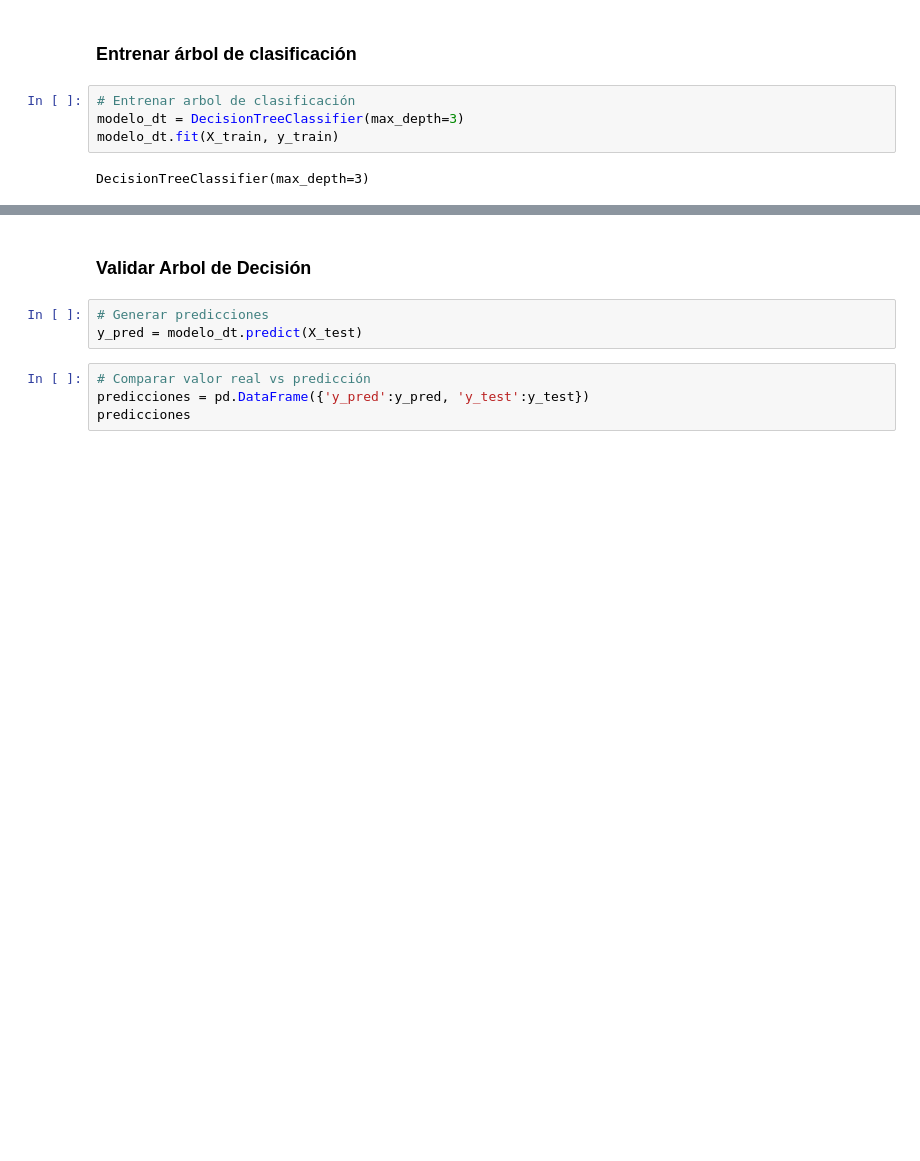
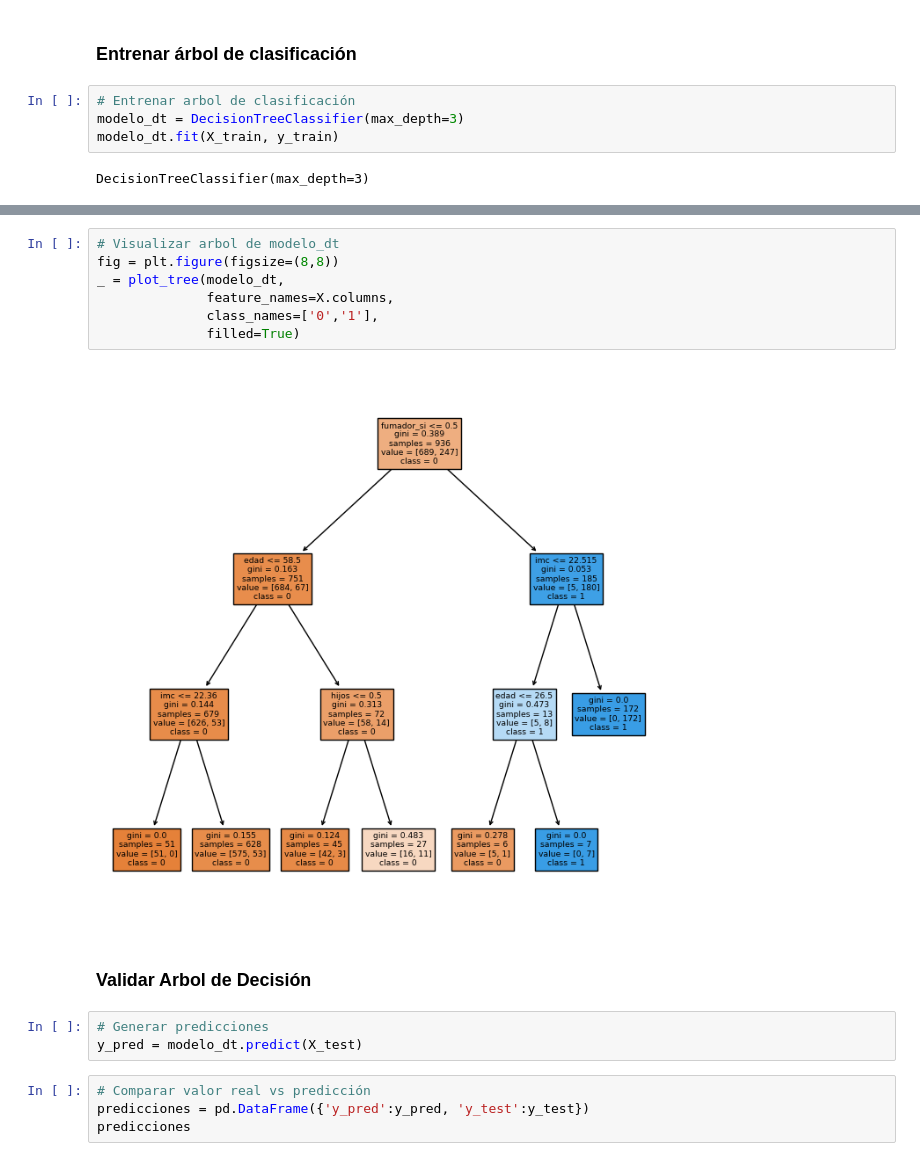
Before and after one commit to hfelizzola/Curso-Fundamentos-Ciencia-de-Datos-Fontebo, a Jupyter notebook: 4_Modelos_Predictivos.ipynb, the cells around one changed output, grey strips where cells are left out. Saved outputs shown, nothing was run; the diff lists cells and outputs as text; blank space fills up the shorter version.

```diff
--- a/4_Modelos_Predictivos.ipynb
+++ b/4_Modelos_Predictivos.ipynb
@@ -345,3 +393,12 @@ DecisionTreeClassifier(max_depth=3)
+# %%
+# Visualizar arbol de modelo_dt
+fig = plt.figure(figsize=(8,8))
+_ = plot_tree(modelo_dt,
+              feature_names=X.columns,
+              class_names=['0','1'],
+              filled=True)
+# %% [output]
+[figure, added]
 # %% [markdown]
 ### Validar Arbol de Decisión
 # %%
```
Also changed, not shown: parts of 14 cells of this notebook.
